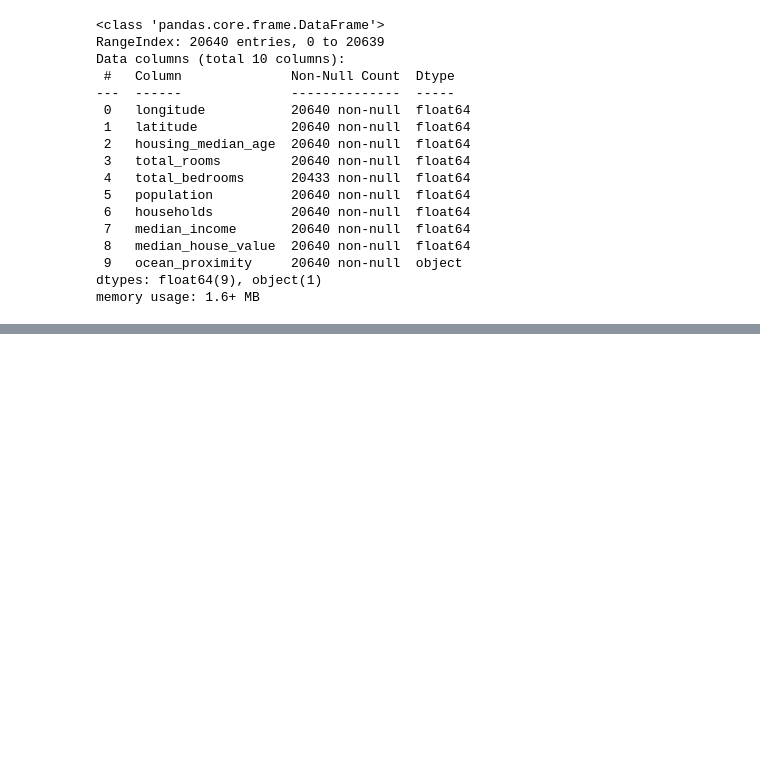
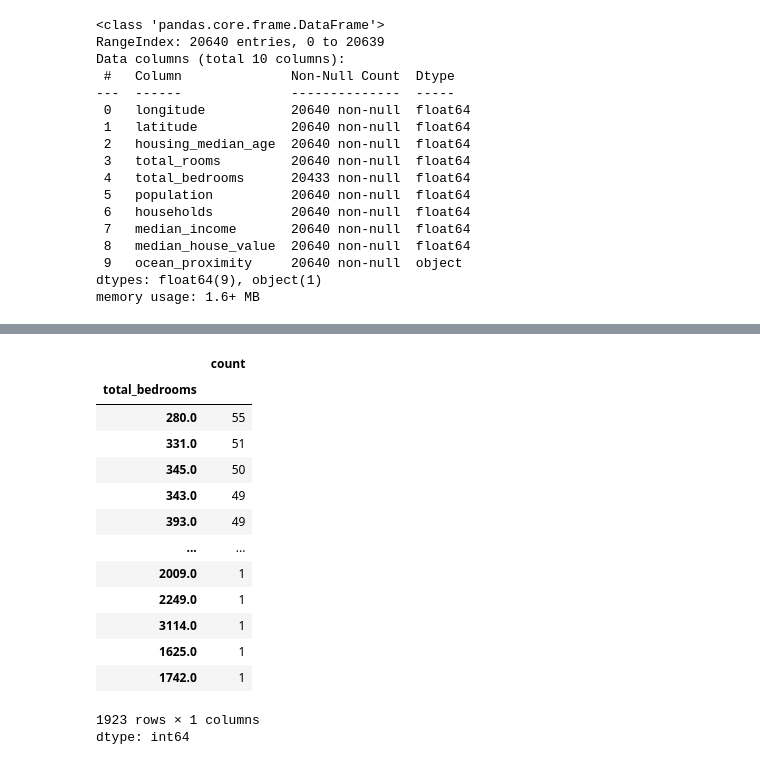
Before and after one commit to manojhunasimarad/Homl, a Jupyter notebook: 02_endtoend_housing_project.ipynb, the cells around one changed output, grey strips where cells are left out. Cells and saved outputs as stored; diff of their text form; code cells hidden in the pictures; blank space fills up the shorter version.

```diff
--- a/02_endtoend_housing_project.ipynb
+++ b/02_endtoend_housing_project.ipynb
@@ -42,0 +64,19 @@ memory usage: 1.6+ MB
+# %%
+#lets see for a praticular categpory what it looks like
+housing['total_bedrooms'].value_counts()
+# %% [output]
+|  | count |
+| total_bedrooms |  |
+| 280.0 | 55 |
+| 331.0 | 51 |
+| 345.0 | 50 |
+| 343.0 | 49 |
+| 393.0 | 49 |
+| ... | ... |
+| 2009.0 | 1 |
+| 2249.0 | 1 |
+| 3114.0 | 1 |
+| 1625.0 | 1 |
+| 1742.0 | 1 |
+1923 rows × 1 columns
+dtype: int64
```
Also changed, not shown: parts of 4 cells of this notebook.
